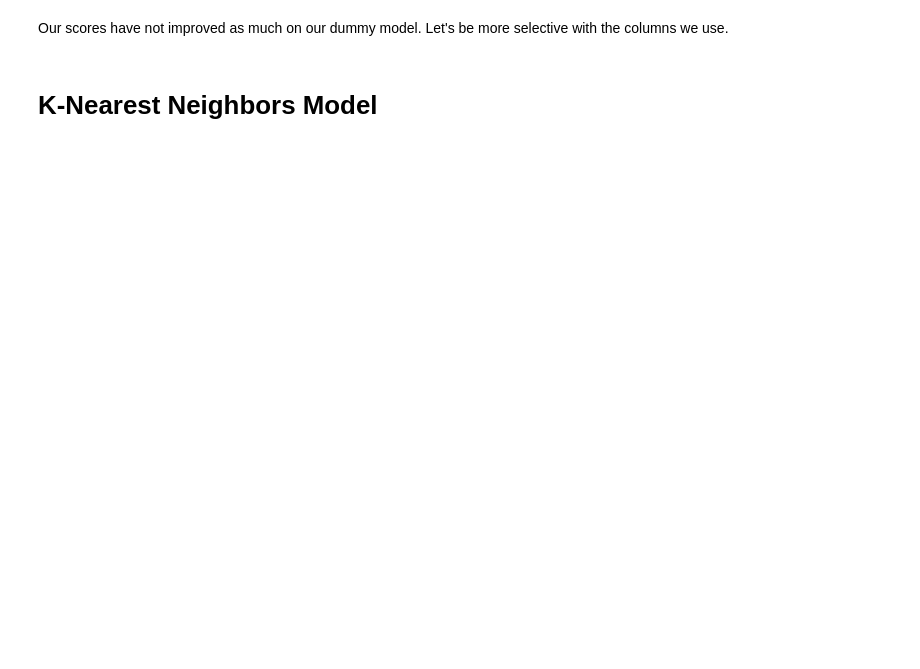
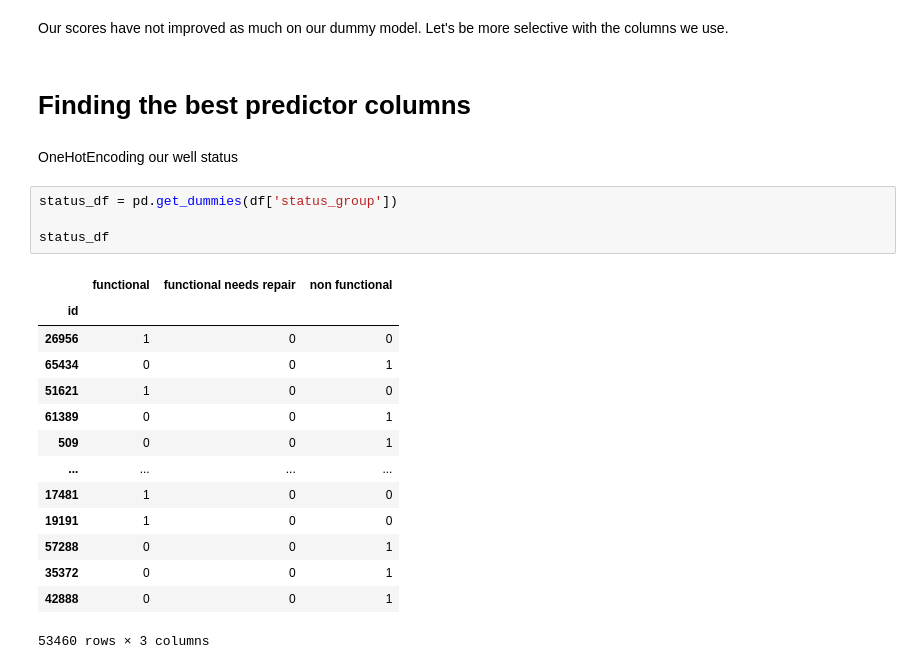
Before and after one commit to fivearm/Phase_3_Project, a Jupyter notebook: 01_data_preparation.ipynb, the cells around one changed output. Cells and saved outputs as stored; diff of their text form; blank space fills up the shorter version.

```diff
--- a/01_data_preparation.ipynb
+++ b/01_data_preparation.ipynb
@@ -209,4 +182,25 @@ Log Loss: 0.869949709543271
 # %% [markdown]
 Our scores have not improved as much on our dummy model. Let's be more selective with the columns we use.
-# %% [markdown]
-# K-Nearest Neighbors Model
+# %% [markdown]
+# Finding the best predictor columns
+# %% [markdown]
+OneHotEncoding our well status
+# %%
+status_df = pd.get_dummies(df['status_group'])
+
+status_df
+# %% [output]
+|  | functional | functional needs repair | non functional |
+| id |  |  |  |
+| 26956 | 1 | 0 | 0 |
+| 65434 | 0 | 0 | 1 |
+| 51621 | 1 | 0 | 0 |
+| 61389 | 0 | 0 | 1 |
+| 509 | 0 | 0 | 1 |
+| ... | ... | ... | ... |
+| 17481 | 1 | 0 | 0 |
+| 19191 | 1 | 0 | 0 |
+| 57288 | 0 | 0 | 1 |
+| 35372 | 0 | 0 | 1 |
+| 42888 | 0 | 0 | 1 |
+53460 rows × 3 columns
```
Also changed, not shown: parts of 26 cells of this notebook.
